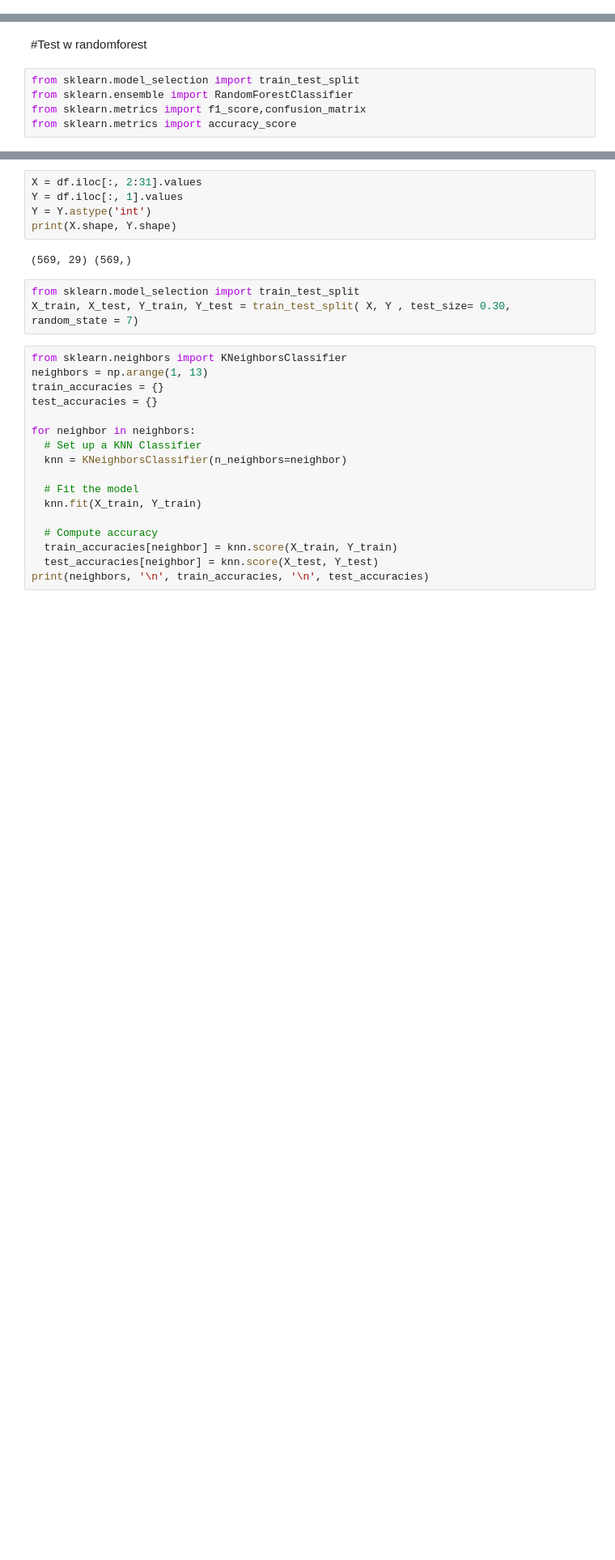
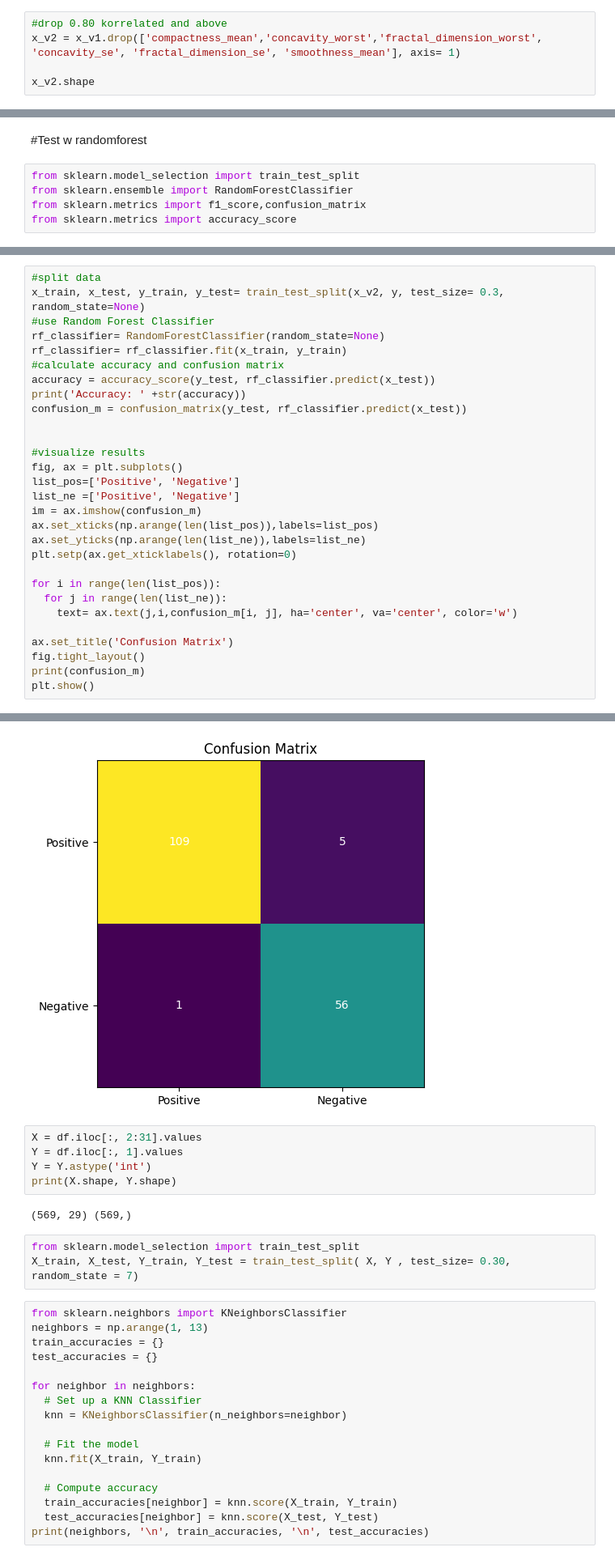
Before and after one commit to tugcegulsanusta/machine-learning-project, a Jupyter notebook: machine_learning.ipynb, the cells around one changed output, grey strips where cells are left out. Shown: that part at 81% size. Drawn from its saved outputs; the diff is of its cells as text; blank space fills up the shorter version.

```diff
--- a/machine_learning.ipynb
+++ b/machine_learning.ipynb
@@ -91,0 +96,5 @@ sns.heatmap(x_v1.iloc[:, 1:21].corr(), annot = True, linewidths = 1)
+# %%
+#drop 0.80 korrelated and above
+x_v2 = x_v1.drop(['compactness_mean','concavity_worst','fractal_dimension_worst', 'concavity_se', 'fractal_dimension_se', 'smoothness_mean'], axis= 1)
+
+x_v2.shape
@@ -132,0 +149,30 @@ Accuracy: 0.9649122807017544
+# %%
+#split data
+x_train, x_test, y_train, y_test= train_test_split(x_v2, y, test_size= 0.3, random_state=None)
+#use Random Forest Classifier
+rf_classifier= RandomForestClassifier(random_state=None)
+rf_classifier= rf_classifier.fit(x_train, y_train)
+#calculate accuracy and confusion matrix
+accuracy = accuracy_score(y_test, rf_classifier.predict(x_test))
+print('Accuracy: ' +str(accuracy))
+confusion_m = confusion_matrix(y_test, rf_classifier.predict(x_test))
+
+
+#visualize results
+fig, ax = plt.subplots()
+list_pos=['Positive', 'Negative']
+list_ne =['Positive', 'Negative']
+im = ax.imshow(confusion_m)
+ax.set_xticks(np.arange(len(list_pos)),labels=list_pos)
+ax.set_yticks(np.arange(len(list_ne)),labels=list_ne)
+plt.setp(ax.get_xticklabels(), rotation=0)
+
+for i in range(len(list_pos)):
+  for j in range(len(list_ne)):
+    text= ax.text(j,i,confusion_m[i, j], ha='center', va='center', color='w')
+
+ax.set_title('Confusion Matrix')
+fig.tight_layout()
+print(confusion_m)
+plt.show()
+# %% [output]
@@ -133,3 +182,4 @@ Accuracy: 0.9649122807017544
+[figure, added]
 # %%
 X = df.iloc[:, 2:31].values
 Y = df.iloc[:, 1].values
```
Also changed, not shown: parts of 9 cells of this notebook.
